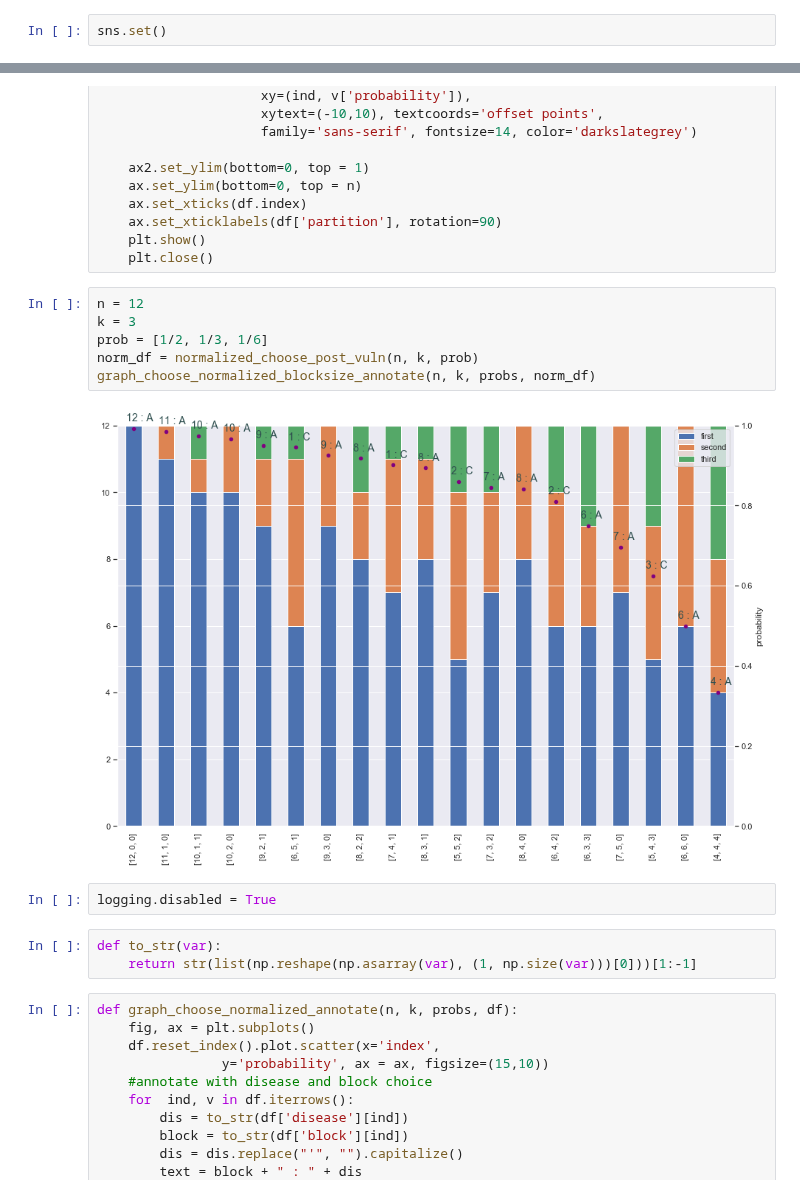
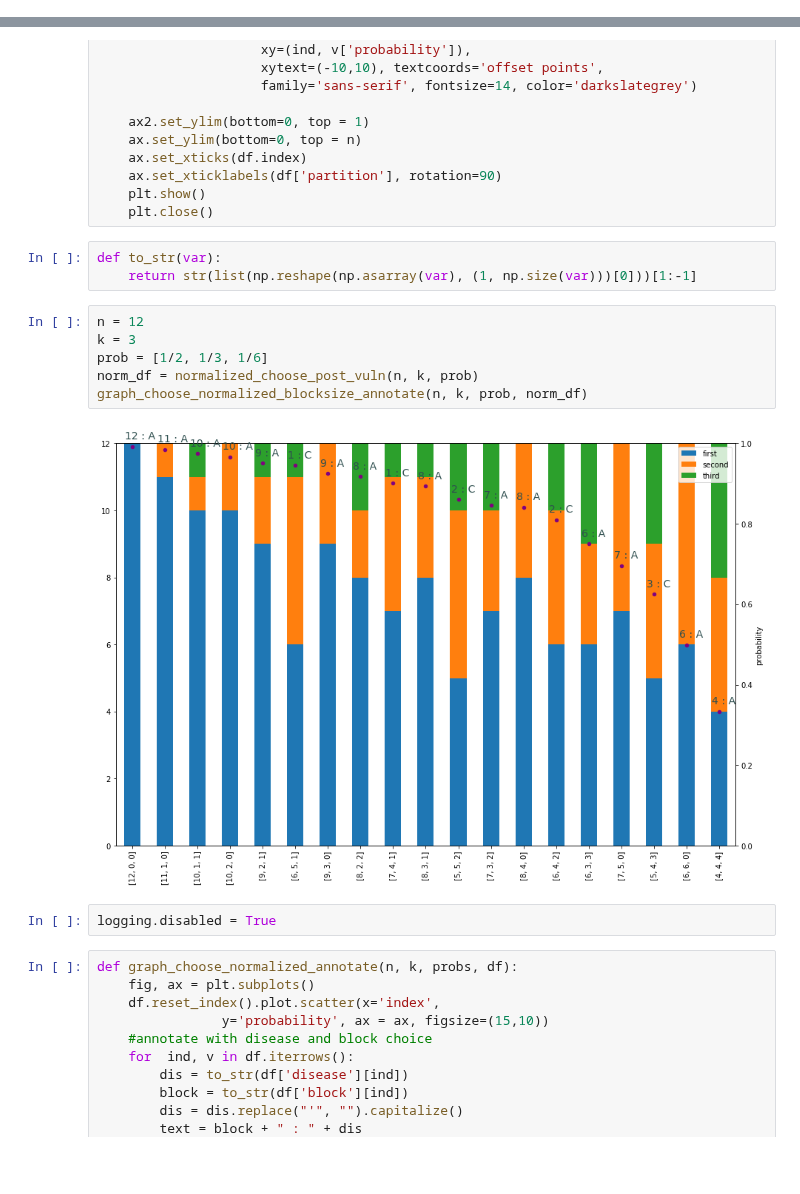
Before and after one commit to majk12/pbv, a Jupyter notebook: gain_choose.ipynb, the cells around one changed output, grey strips where cells are left out. Saved outputs shown, nothing was run; the diff lists cells and outputs as text; blank space fills up the shorter version.

Commit message:
removing seaborn from the n graphs

```diff
--- a/gain_choose.ipynb
+++ b/gain_choose.ipynb
@@ -12,8 +11,6 @@ import matplotlib.pyplot as plt
 
 pda.set_option('precision', 10)
 %matplotlib inline
-# %%
-sns.set()
 # %% [markdown]
 # Functions
 # %% [markdown]
@@ -492,19 +478,19 @@ def graph_choose_normalized_blocksize_annotate(n, k, probs, df):
     ax.set_xticklabels(df['partition'], rotation=90)
     plt.show()
     plt.close()
+# %%
+def to_str(var):
+    return str(list(np.reshape(np.asarray(var), (1, np.size(var)))[0]))[1:-1]
 # %%
 n = 12
 k = 3
 prob = [1/2, 1/3, 1/6]
 norm_df = normalized_choose_post_vuln(n, k, prob)
-graph_choose_normalized_blocksize_annotate(n, k, probs, norm_df)
+graph_choose_normalized_blocksize_annotate(n, k, prob, norm_df)
 # %% [output]
-[figure, old version]
+[figure, new version]
 # %%
 logging.disabled = True
-# %%
-def to_str(var):
-    return str(list(np.reshape(np.asarray(var), (1, np.size(var)))[0]))[1:-1]
 # %%
 def graph_choose_normalized_annotate(n, k, probs, df):
     fig, ax = plt.subplots()
```
Also changed, not shown: parts of 14 cells of this notebook.
